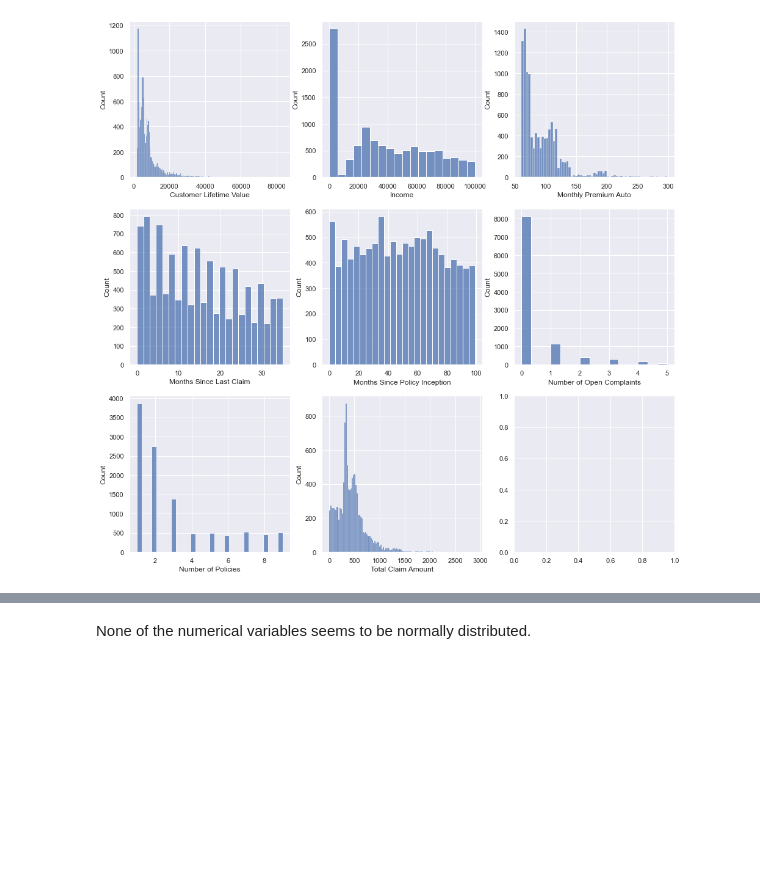
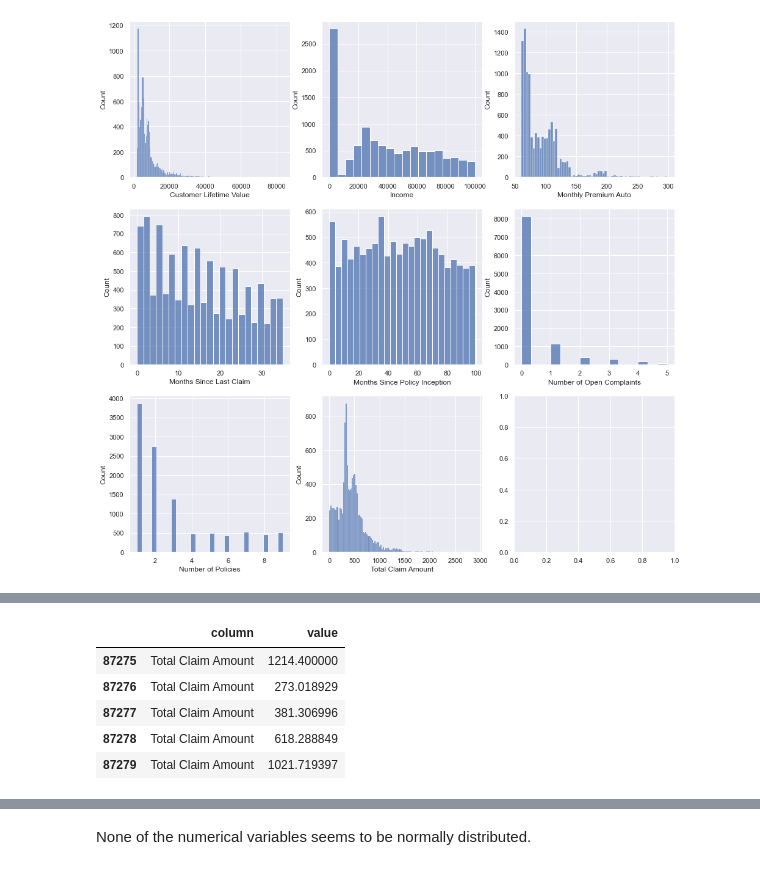
Before and after one commit to NHer0/IronEnrique, a Jupyter notebook: Customer_Analysis_Case_Study/Customer_Analysis_Case_Study.ipynb, the cells around one changed output, grey strips where cells are left out. Cells and saved outputs as stored; diff of their text form; code cells hidden in the pictures; blank space fills up the shorter version.

```diff
--- a/Customer_Analysis_Case_Study/Customer_Analysis_Case_Study.ipynb
+++ b/Customer_Analysis_Case_Study/Customer_Analysis_Case_Study.ipynb
@@ -1023,0 +1043,9 @@ dist_plot(ca_c_num_df, 3)
+# %%
+ca_c_num_df_melted.tail()
+# %% [output]
+|  | column | value |
+| 87275 | Total Claim Amount | 1214.400000 |
+| 87276 | Total Claim Amount | 273.018929 |
+| 87277 | Total Claim Amount | 381.306996 |
+| 87278 | Total Claim Amount | 618.288849 |
+| 87279 | Total Claim Amount | 1021.719397 |
```
Also changed, not shown: parts of 6 cells of this notebook.
